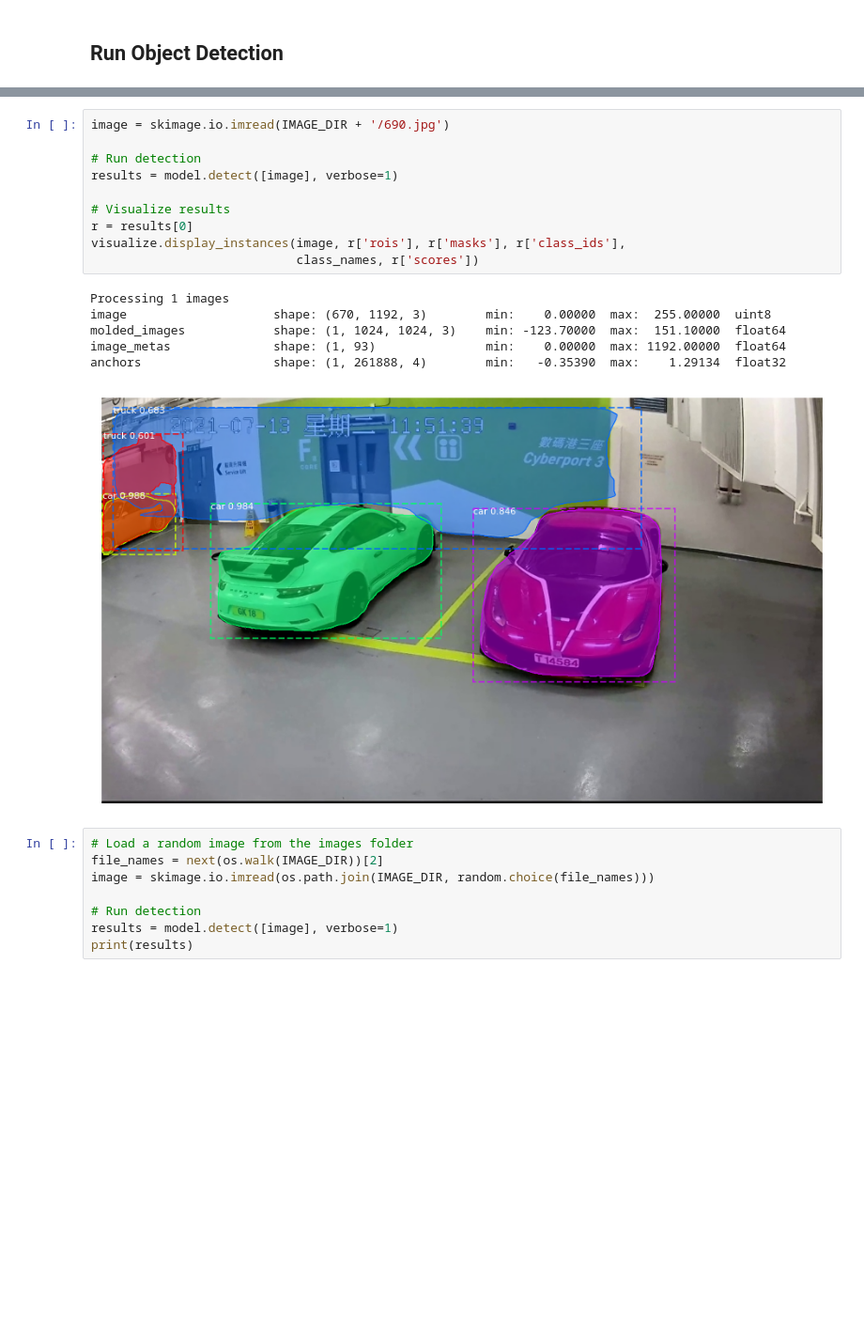
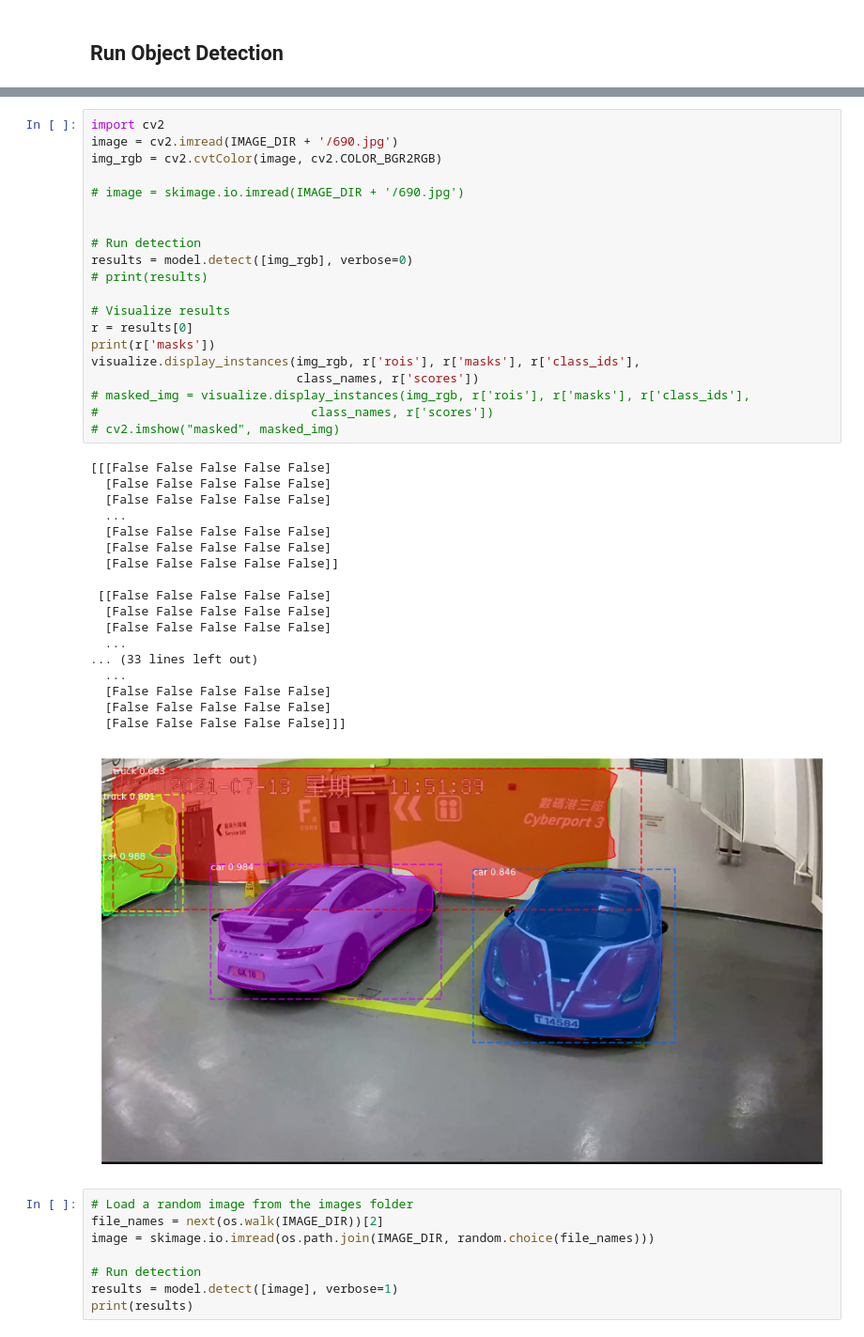
Before and after one commit to naomi-choy/Mask_RCNN, a Jupyter notebook: samples/demo.ipynb, the cells around one changed output, grey strips where cells are left out. Shown at 94% size. Saved outputs shown, nothing was run; the diff lists cells and outputs as text; blank space fills up the shorter version.

```diff
--- a/samples/demo.ipynb
+++ b/samples/demo.ipynb
@@ -148,20 +148,42 @@ anchors                  shape: (1, 261888, 4)        min:   -0.35390  max:    1
 # %%
-image = skimage.io.imread(IMAGE_DIR + '/690.jpg')
+import cv2
+image = cv2.imread(IMAGE_DIR + '/690.jpg')
+img_rgb = cv2.cvtColor(image, cv2.COLOR_BGR2RGB)
+
+# image = skimage.io.imread(IMAGE_DIR + '/690.jpg')
+
 
 # Run detection
-results = model.detect([image], verbose=1)
+results = model.detect([img_rgb], verbose=0)
+# print(results)
 
 # Visualize results
 r = results[0]
-visualize.display_instances(image, r['rois'], r['masks'], r['class_ids'],
+print(r['masks'])
+visualize.display_instances(img_rgb, r['rois'], r['masks'], r['class_ids'],
                             class_names, r['scores'])
+# masked_img = visualize.display_instances(img_rgb, r['rois'], r['masks'], r['class_ids'],
+#                             class_names, r['scores'])
+# cv2.imshow("masked", masked_img)
 # %% [output]
-Processing 1 images
-image                    shape: (670, 1192, 3)        min:    0.00000  max:  255.00000  uint8
-molded_images            shape: (1, 1024, 1024, 3)    min: -123.70000  max:  151.10000  float64
-image_metas              shape: (1, 93)               min:    0.00000  max: 1192.00000  float64
-anchors                  shape: (1, 261888, 4)        min:   -0.35390  max:    1.29134  float32
+[[[False False False False False]
+  [False False False False False]
+  [False False False False False]
+  ...
+  [False False False False False]
+  [False False False False False]
+  [False False False False False]]
+
+ [[False False False False False]
+  [False False False False False]
+  [False False False False False]
+  ...
+... (33 lines left out)
+  ...
+  [False False False False False]
+  [False False False False False]
+  [False False False False False]]]
-[figure, old version]
+[figure, new version]
 # %%
 # Load a random image from the images folder
 file_names = next(os.walk(IMAGE_DIR))[2]
```
Also changed, not shown: parts of 1 cell of this notebook, 2 other files.
